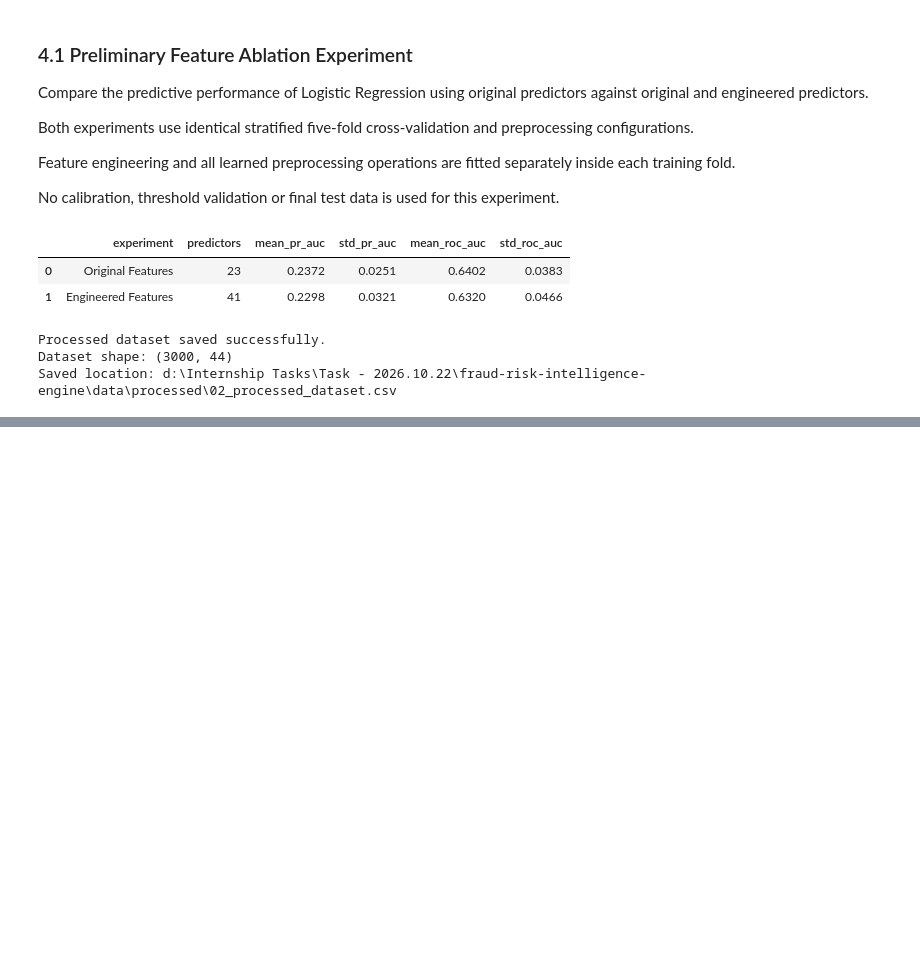
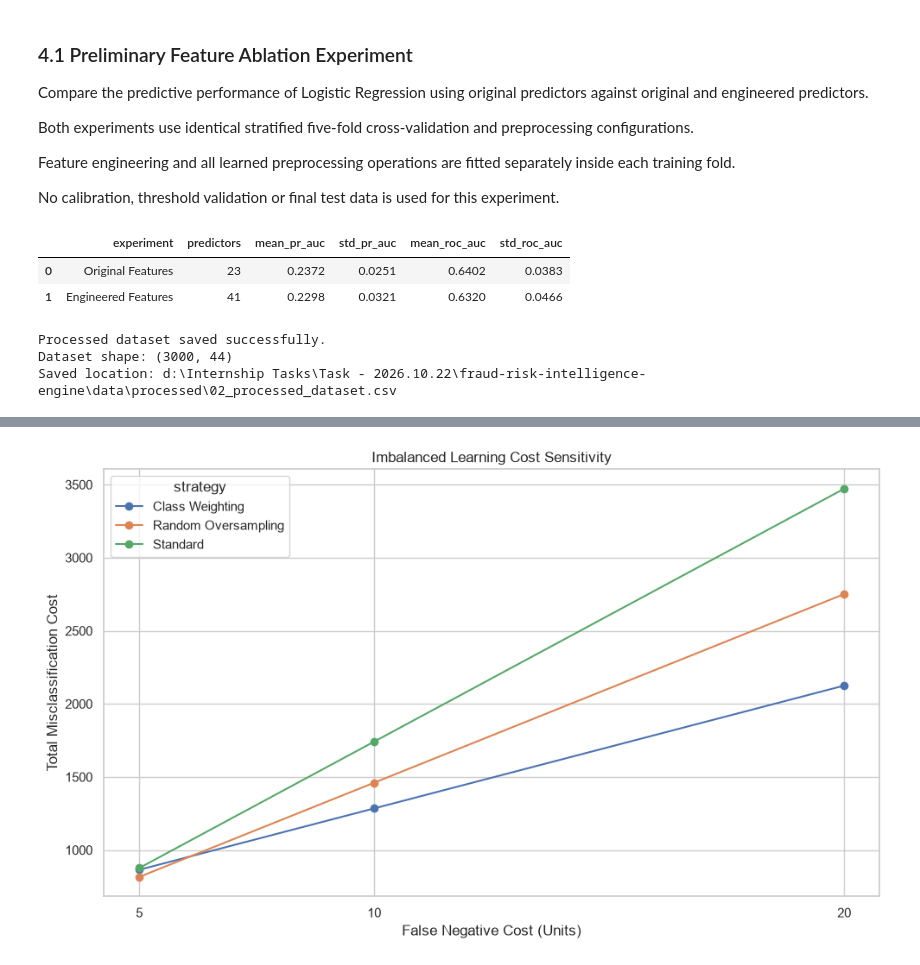
Before and after one commit to Charith-01/fraud-risk-intelligence-engine, a Jupyter notebook: 01_fraud_risk_analysis.ipynb, the cells around one changed output, grey strips where cells are left out. Cells and saved outputs as stored; diff of their text form; code cells hidden in the pictures; blank space fills up the shorter version.

```diff
--- a/01_fraud_risk_analysis.ipynb
+++ b/01_fraud_risk_analysis.ipynb
@@ -2232,0 +2651,16 @@ Saved location: d:\Internship Tasks\Task - 2026.10.22\fraud-risk-intelligence-en
+# %%
+imbalance_confusion = (
+    imbalance_fold_results
+    .groupby("strategy", sort=False)[
+        ["tn", "fp", "fn", "tp"]
+    ]
+    .sum()
+    .reset_index()
+)
+
+display(imbalance_confusion)
+
+imbalance_confusion.to_csv(
+    METRICS_DIR / "imbalance_confusion_summary.csv",
+    index=False
+)
@@ -2232,0 +2794,34 @@ Saved location: d:\Internship Tasks\Task - 2026.10.22\fraud-risk-intelligence-en
+# %%
+cost_plot = imbalance_cost_results.pivot(
+    index="fn_unit_cost",
+    columns="strategy",
+    values="total_cost"
+)
+
+ax = cost_plot.plot(
+    kind="line",
+    marker="o",
+    figsize=(10, 6)
+)
+
+ax.set_title(
+    "Imbalanced Learning Cost Sensitivity"
+)
+
+ax.set_xlabel("False Negative Cost (Units)")
+
+ax.set_ylabel("Total Misclassification Cost")
+
+ax.set_xticks([5, 10, 20])
+
+plt.tight_layout()
+
+plt.savefig(
+    FIGURES_DIR / "imbalance_cost_sensitivity.png",
+    dpi=300,
+    bbox_inches="tight"
+)
+
+plt.show()
+# %% [output]
+[figure, added]
```
Also changed, not shown: parts of 12 cells of this notebook, 5 other files.
